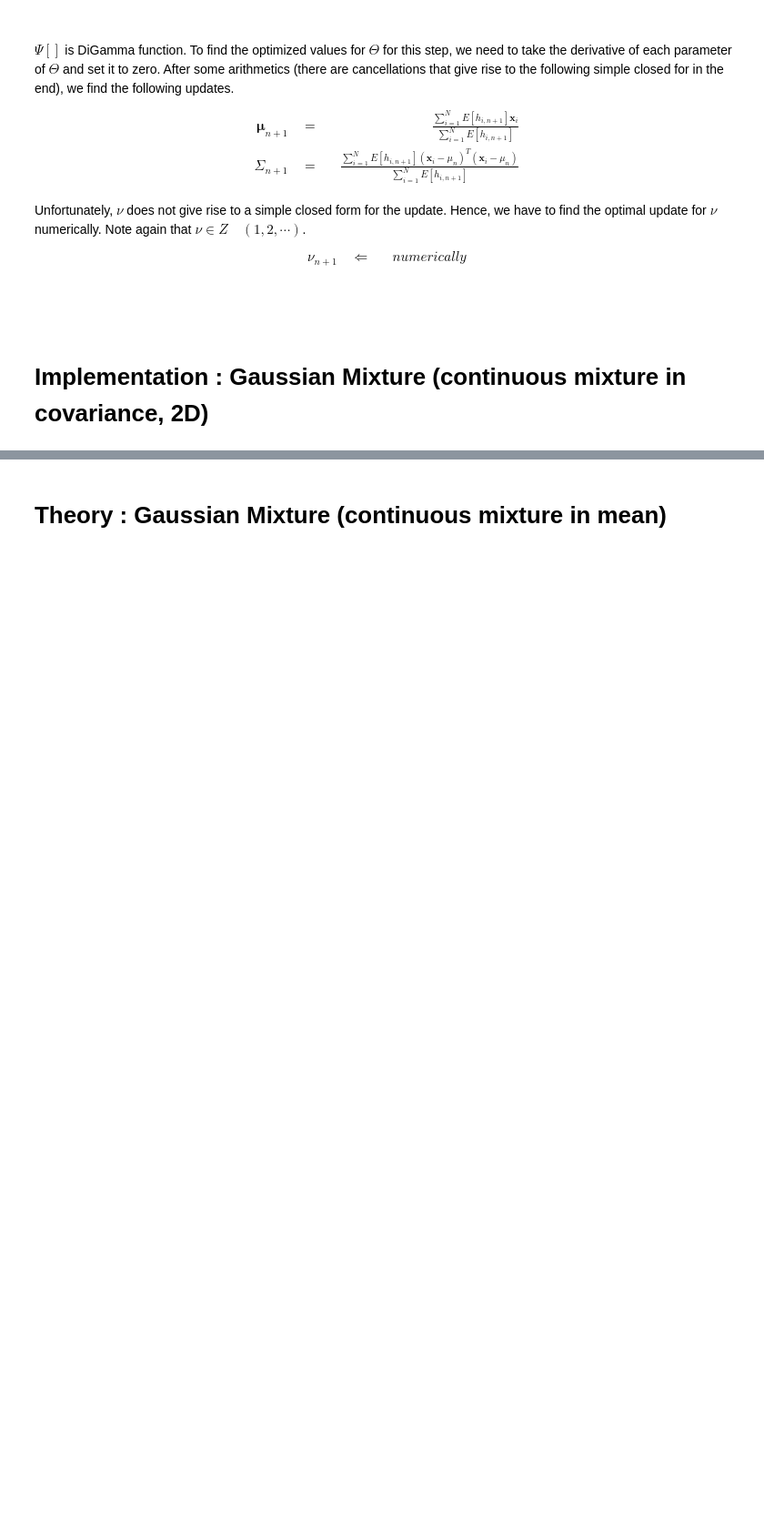
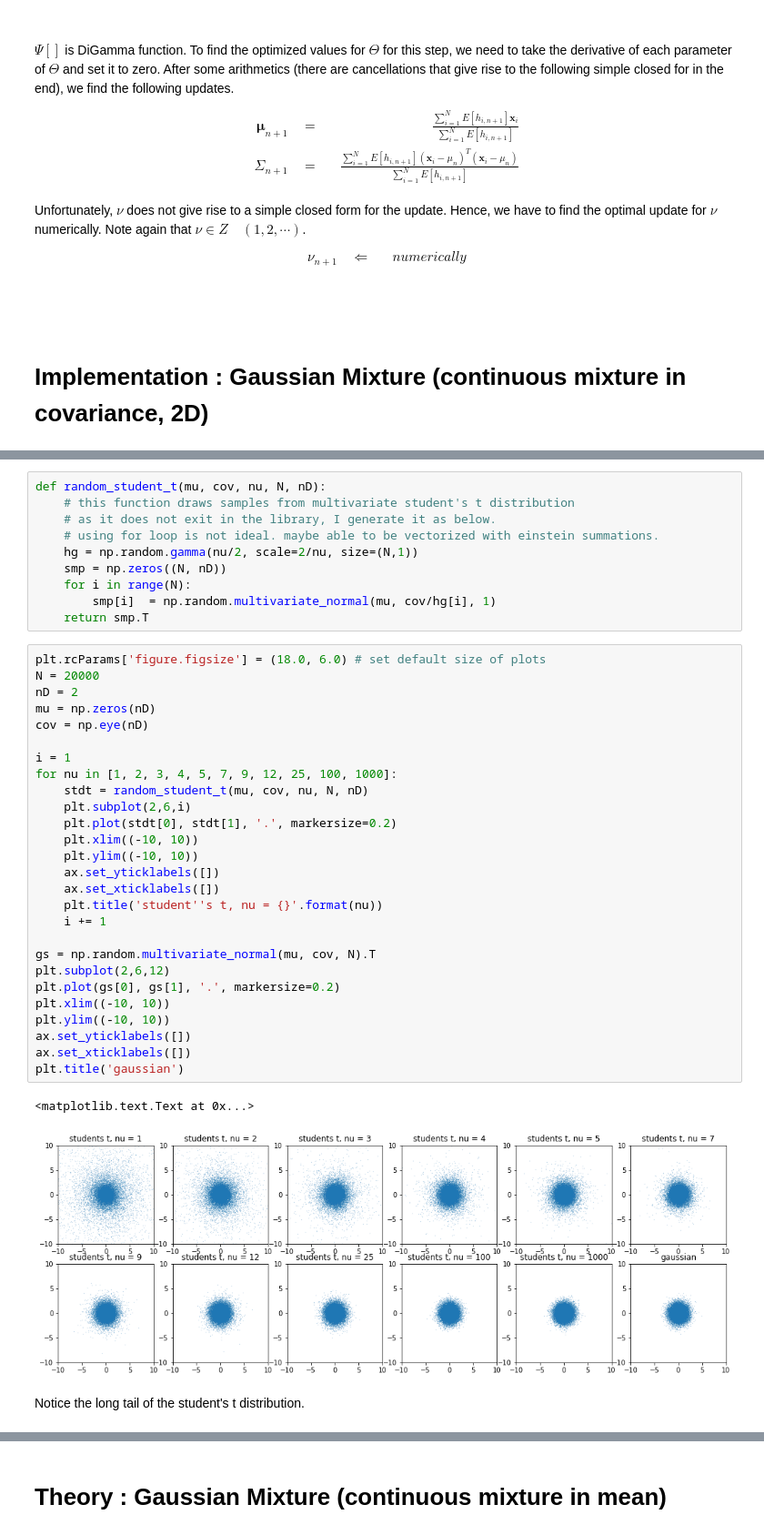
Before and after one commit to kiyomizuhi/machine_learning_scratch_Prince_computer_vision, a Jupyter notebook: EM_algorithm.ipynb, the cells around one changed output, grey strips where cells are left out. Shown: that part at 91% size. Cells and saved outputs as stored; diff of their text form; blank space fills up the shorter version.

```diff
--- a/EM_algorithm.ipynb
+++ b/EM_algorithm.ipynb
@@ -489,0 +569,42 @@ $$\begin{align}
+# %%
+def random_student_t(mu, cov, nu, N, nD):
+    # this function draws samples from multivariate student's t distribution
+    # as it does not exit in the library, I generate it as below.
+    # using for loop is not ideal. maybe able to be vectorized with einstein summations.
+    hg = np.random.gamma(nu/2, scale=2/nu, size=(N,1))
+    smp = np.zeros((N, nD))
+    for i in range(N):
+        smp[i]  = np.random.multivariate_normal(mu, cov/hg[i], 1)
+    return smp.T
+# %%
+plt.rcParams['figure.figsize'] = (18.0, 6.0) # set default size of plots
+N = 20000
+nD = 2
+mu = np.zeros(nD)
+cov = np.eye(nD)
+
+i = 1
+for nu in [1, 2, 3, 4, 5, 7, 9, 12, 25, 100, 1000]:
+    stdt = random_student_t(mu, cov, nu, N, nD)
+    plt.subplot(2,6,i)
+    plt.plot(stdt[0], stdt[1], '.', markersize=0.2)
+    plt.xlim((-10, 10))
+    plt.ylim((-10, 10))
+    ax.set_yticklabels([])
+    ax.set_xticklabels([])
+    plt.title('student''s t, nu = {}'.format(nu))
+    i += 1
+
+gs = np.random.multivariate_normal(mu, cov, N).T
+plt.subplot(2,6,12)
+plt.plot(gs[0], gs[1], '.', markersize=0.2)
+plt.xlim((-10, 10))
+plt.ylim((-10, 10))
+ax.set_yticklabels([])
+ax.set_xticklabels([])
+plt.title('gaussian')
+# %% [output]
+<matplotlib.text.Text at 0x...>
+[figure, added]
+# %% [markdown]
+Notice the long tail of the student's t distribution.
```
Also changed, not shown: parts of 8 cells of this notebook.
